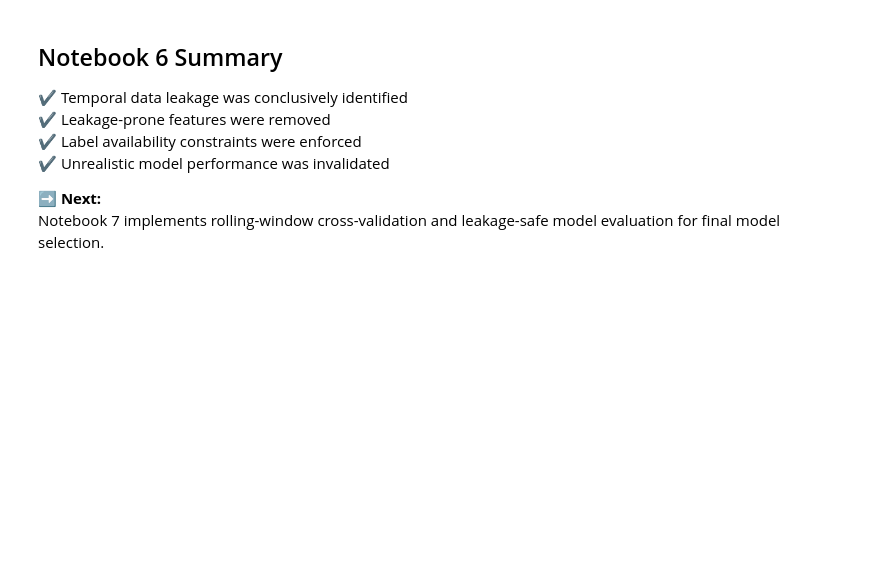
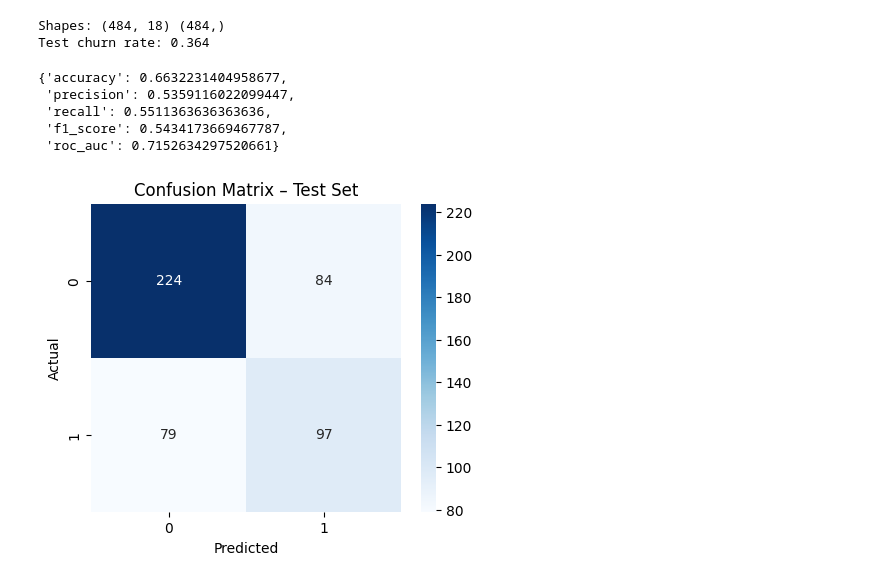
Before and after one commit to vinay-gupta-kandula/ecommerce-churn-prediction, a Jupyter notebook: notebooks/06_model_evaluation.ipynb, the cells around one changed output. Drawn from its saved outputs; the diff is of its cells as text; code cells hidden in the pictures; blank space fills up the shorter version.

Commit message:
Phase 7: Model evaluation, test metrics, and cross-validation

```diff
--- a/notebooks/06_model_evaluation.ipynb
+++ b/notebooks/06_model_evaluation.ipynb
@@ -169,11 +0,0 @@ This notebook intentionally stops before model training.
-# %% [markdown]
-## Notebook 6 Summary
-
-✔ Temporal data leakage was conclusively identified
-✔ Leakage-prone features were removed
-✔ Label availability constraints were enforced
-✔ Unrealistic model performance was invalidated
-
-➡️ **Next:**
-Notebook 7 implements rolling-window cross-validation and
-leakage-safe model evaluation for final model selection.
@@ -179,0 +17,44 @@ leakage-safe model evaluation for final model selection.
+# %%
+X_test = np.load("../data/processed/X_test.npy")
+y_test = np.load("../data/processed/y_test.npy")
+
+model = joblib.load("../models/best_model.pkl")
+imputer = joblib.load("../models/imputer.pkl")
+
+X_test = imputer.transform(X_test)
+
+print("Shapes:", X_test.shape, y_test.shape)
+print("Test churn rate:", round(y_test.mean(), 3))
+# %% [output]
+Shapes: (484, 18) (484,)
+Test churn rate: 0.364
+# %%
+y_pred = model.predict(X_test)
+y_prob = model.predict_proba(X_test)[:, 1]
+# %%
+test_metrics = {
+    "accuracy": accuracy_score(y_test, y_pred),
+    "precision": precision_score(y_test, y_pred),
+    "recall": recall_score(y_test, y_pred),
+    "f1_score": f1_score(y_test, y_pred),
+    "roc_auc": roc_auc_score(y_test, y_prob)
+}
+
+test_metrics
+# %% [output]
+{'accuracy': 0.6632231404958677,
+ 'precision': 0.5359116022099447,
+ 'recall': 0.5511363636363636,
+ 'f1_score': 0.5434173669467787,
+ 'roc_auc': 0.7152634297520661}
+# %%
+cm = confusion_matrix(y_test, y_pred)
+
+plt.figure(figsize=(5,4))
+sns.heatmap(cm, annot=True, fmt="d", cmap="Blues")
+plt.xlabel("Predicted")
+plt.ylabel("Actual")
+plt.title("Confusion Matrix – Test Set")
+plt.show()
+# %% [output]
+[figure, added]
```
Also changed, not shown: parts of 26 cells of this notebook, 1 other file.
